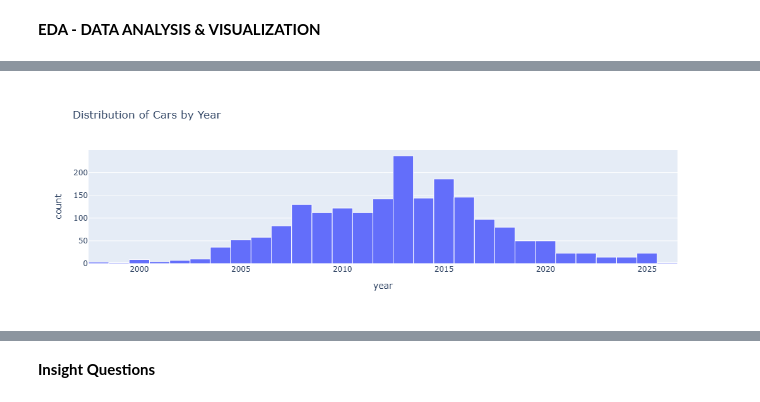
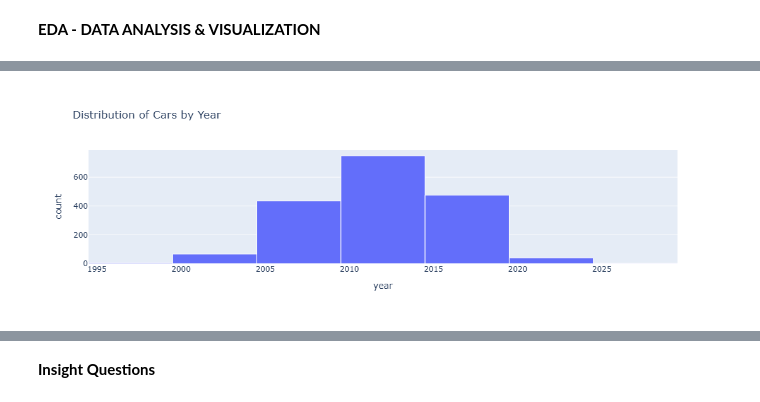
Before and after one commit to Maryam01-coder/data-science-class, a Jupyter notebook: jiji_scrape_car_data.ipynb, the cells around one changed output, grey strips where cells are left out. Drawn from its saved outputs; the diff is of its cells as text; code cells hidden in the pictures.

```diff
--- a/jiji_scrape_car_data.ipynb
+++ b/jiji_scrape_car_data.ipynb
@@ -342,16 +346,17 @@ Name: count, Length: 332, dtype: int64
 # %%
 #Histogram of year shows age distribution of listed cars.
 fig2 = px.histogram(
     df,
     x="year",
+    nbins=8,
     title="Distribution of Cars by Year"
 )
 fig2.update_traces(
     marker_line_color="white",
     marker_line_width=1
 )
 fig2.show()
 # %% [output]
-[figure, old version]
+[figure, new version]
 # %%
 #Compare mean/median price by make and model.
```
Also changed, not shown: parts of 16 cells of this notebook, 2 other files.
